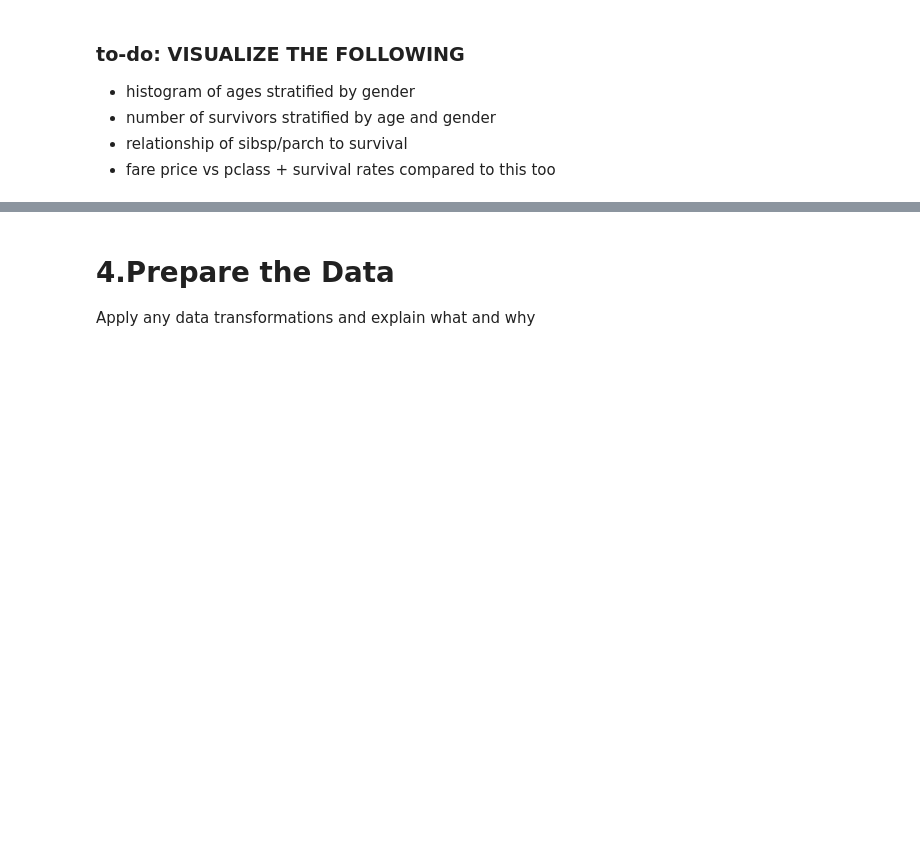
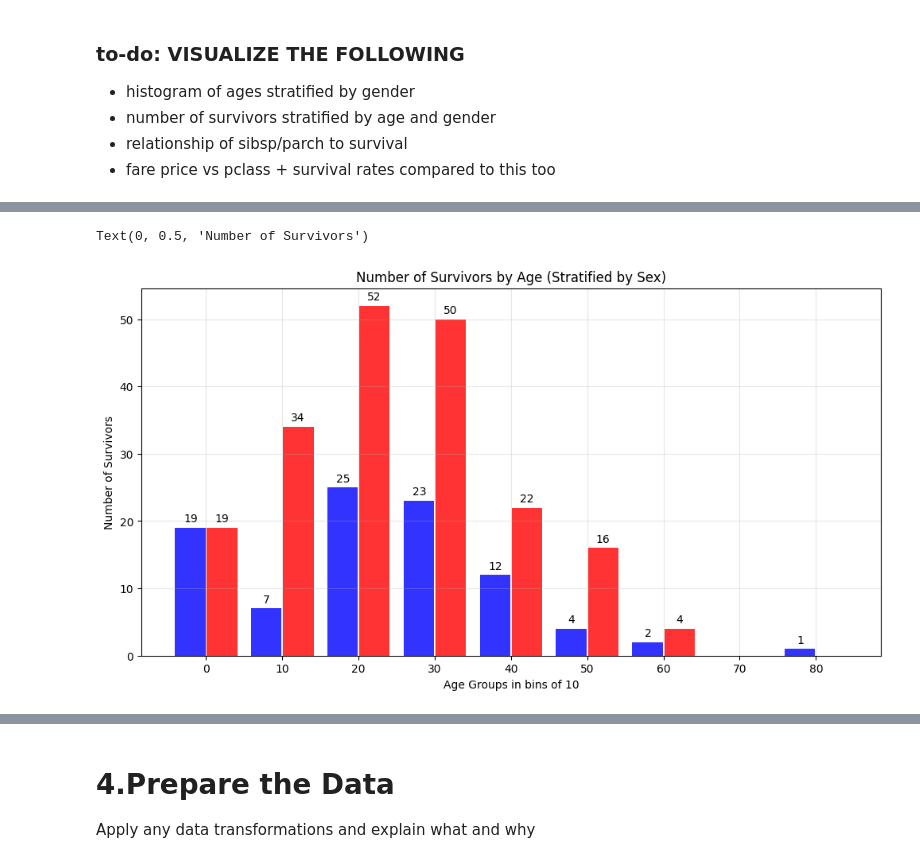
Before and after one commit to mandiiiwu/ml_classwork, a Jupyter notebook: Project_1/Project_1.ipynb, the cells around one changed output, grey strips where cells are left out. Saved outputs shown, nothing was run; the diff lists cells and outputs as text; code cells hidden in the pictures; blank space fills up the shorter version.

```diff
--- a/Project_1/Project_1.ipynb
+++ b/Project_1/Project_1.ipynb
@@ -74,16 +109,35 @@ plt.title('Number of Survivors by Age Group')
 # %%
 # show number of survivors by age group, but this time, indicate differences between gender
 
 m_by_age = (((survivors[survivors['Sex'] == 'male'])['Age'] // 10) * 10).value_counts().sort_index()
 f_by_age = (((survivors[survivors['Sex'] == 'female'])['Age'] // 10) * 10).value_counts().sort_index()
+
 width = 4
 spacing = 0.1
+
+plt.figure(figsize=(12, 6))
+
 
 plt.bar([i - width/2 - spacing for i in age_bins], [m_by_age.get(i, 0) for i in age_bins],
         width=width, alpha=0.8, color='blue')
 plt.bar([i + width/2 + spacing for i in age_bins], [f_by_age.get(i, 0) for i in age_bins],
         width=width, alpha=0.8, color='red')
 
+for i, age in enumerate(age_bins):
+    m_count = m_by_age.get(age, 0)
+    f_count = f_by_age.get(age, 0)
+
+    if m_count > 0:
+        plt.text(age - width/2 - spacing/2, m_count + 0.5, str(m_count),ha='center', va='bottom', color='black')
+
+    if f_count > 0:
+        plt.text(age + width/2 + spacing/2, f_count + 0.5, str(f_count),ha='center', va='bottom', color='black')
+
+plt.grid(True, alpha=0.3)
+plt.title('Number of Survivors by Age (Stratified by Sex)')
 plt.xlabel('Age Groups in bins of 10')
 plt.xticks(age_bins)
 plt.ylabel('Number of Survivors')
+# %% [output]
+Text(0, 0.5, 'Number of Survivors')
+[figure, added]
```
Also changed, not shown: parts of 6 cells of this notebook, 1 other file.
